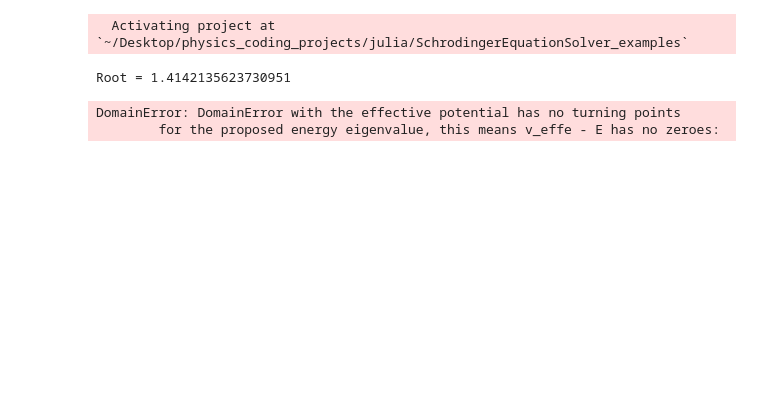
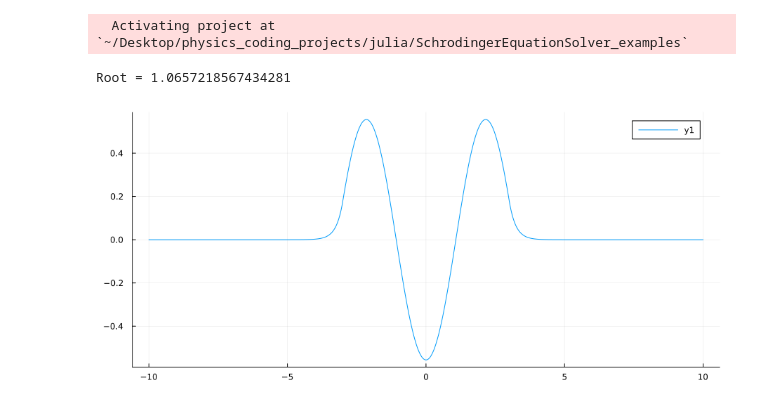
Before and after one commit to zeledon14/SchrodingerEquationSolver_examples, a Jupyter notebook: 1D_examples/Eigenstate_search/Finite_square_well.ipynb, the cells around one changed output. Drawn from its saved outputs; the diff is of its cells as text; code cells hidden in the pictures; blank space fills up the shorter version.

```diff
--- a/1D_examples/Eigenstate_search/Finite_square_well.ipynb
+++ b/1D_examples/Eigenstate_search/Finite_square_well.ipynb
@@ -9,32 +10,33 @@ using Plots
 # Space grid definition and creation
 r_min::Float64=-10.0; #Where the space grid starts.
 r_max::Float64=10.0; #Where the space grid ends.
-N=1000; #Number of points in the space grind.
+N=2000; #Number of points in the space grind.
 grid_stru= Grids.init_uniform_grid_structure(r_min, r_max, N); #Grid creation, grid is the list with the grid points.
 # %%
-using Roots
-
-f(x) = x^2 - 2
-f′(x) = 2x
-
+V0=10.0;
+a=3.0;
+f(E) = (2.0*E)^(1/2)*tan(a*(2.0*E)^(1/2)) - (2.0*(V0-E))^(1/2);
+der_f(E)= tan(a*(2.0*E)^(1/2))*(2.0*E)^(-1/2) + a*sec(a*(2.0*E)^(1/2))^(2) + (2.0*(V0 - E))^(-1/2);
 # Use Newton-Raphson method
-root = find_zero((f, f′), 1.0, Roots.Newton())
+root = find_zero((f, der_f), 1.0, Roots.Newton())
 
 println("Root = ", root)
 # %% [output]
-Root = 1.4142135623730951
+Root = 1.0657218567434281
+# %%
+v_effe= V0*((grid_stru.grid .< -1.0*a) .| (grid_stru.grid .> a));
 # %%
-#define the effective potential
-v_effe= zeros(Float64, N);
-#define the eigenvalue
-ei= 8.0*pi^2/r_max^2;
+
+ei= root;
 #define initial conditions for
-u1=0.0;
-du1=1.0;
-u_end=0.0;
-du_end=-1.0;
+u1=exp(ei*grid_stru.grid[1]);
+du1=ei*exp(ei*grid_stru.grid[1]);
+u_end=exp(-ei*grid_stru.grid[end]);
+du_end=-1.0*ei*exp(ei*grid_stru.grid[1]);
 # %%
 u_merged, merge_value, merge_ratio= OneDSchrodingerEquationSolver.solver_uniform_grid(ei, u1, du1, u_end, du_end, 1,v_effe, grid_stru);
-# %% [output]
-DomainError: DomainError with the effective potential has no turning points
-        for the proposed energy eigenvalue, this means v_effe - E has no zeroes:
+# %%
+plot!(grid_stru.grid, u_merged)
+plot!(size=(900,400))
+# %% [output]
+[figure, added]
```
Also changed, not shown: parts of 8 cells of this notebook.
